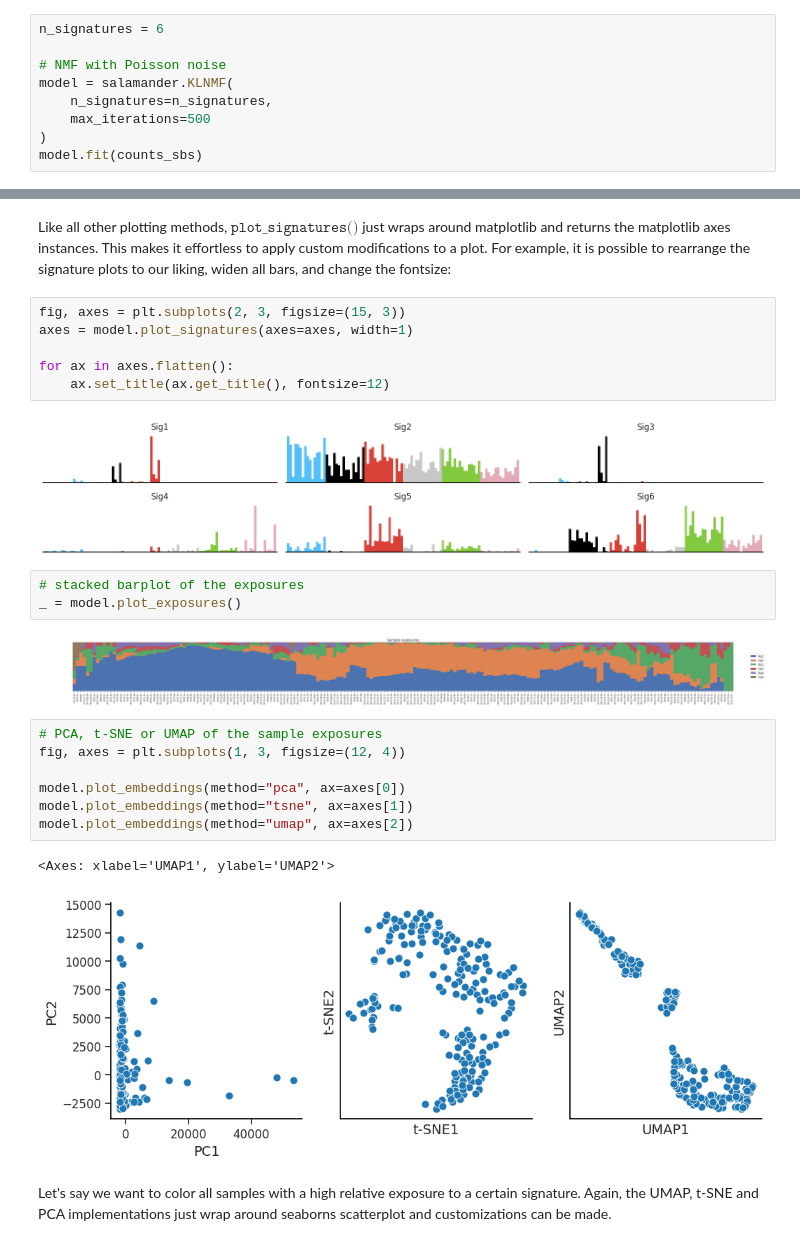
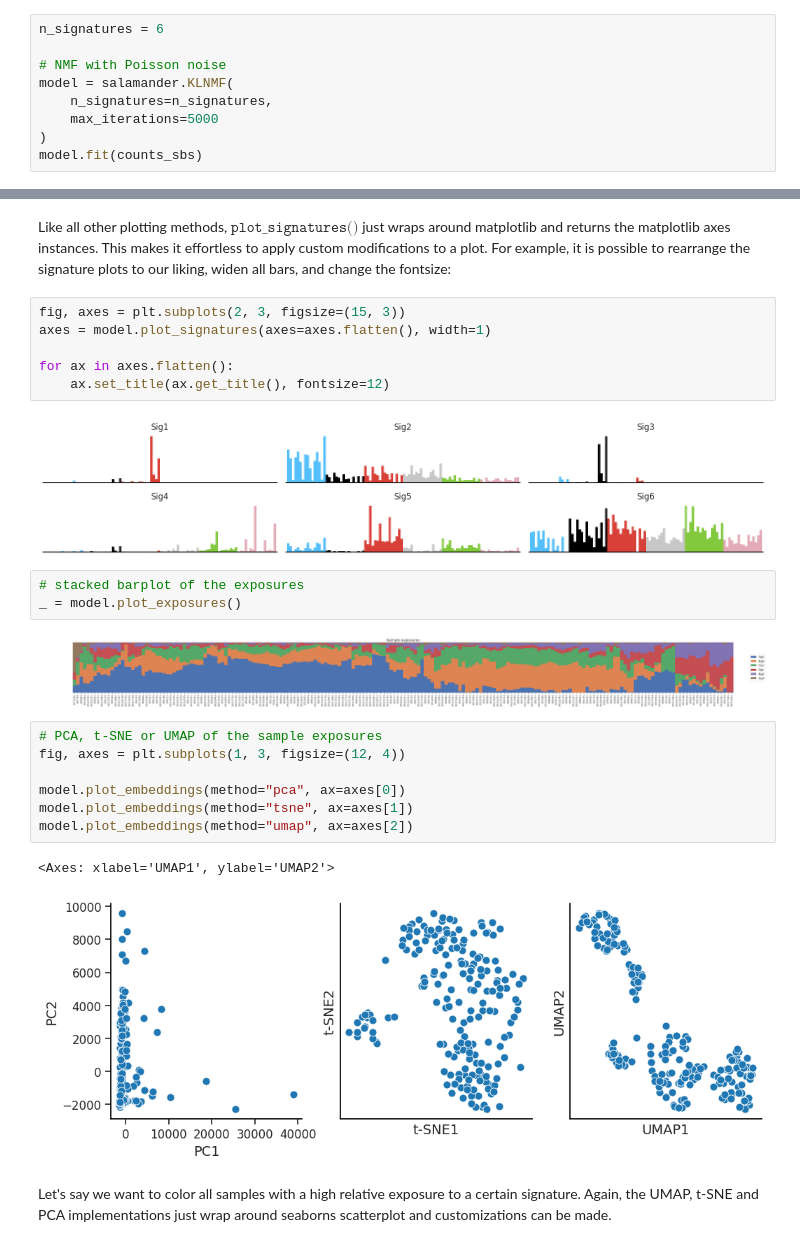
Before and after one commit to parklab/Salamander, a Jupyter notebook: tutorial.ipynb, the cells around one changed output, grey strips where cells are left out. Drawn from its saved outputs; the diff is of its cells as text.

```diff
--- a/tutorial.ipynb
+++ b/tutorial.ipynb
@@ -13,7 +13,7 @@ n_signatures = 6
 # NMF with Poisson noise
 model = salamander.KLNMF(
     n_signatures=n_signatures,
-    max_iterations=500
+    max_iterations=5000
 )
 model.fit(counts_sbs)
 # %% [output]
@@ -53,17 +53,17 @@ array([<Axes: title={'center': 'Sig1'}>, <Axes: title={'center': 'Sig2'}>,
 Like all other plotting methods, $\texttt{plot\_signatures()}$ just wraps around matplotlib and returns the matplotlib axes instances. This makes it effortless to apply custom modifications to a plot. For example, it is possible to rearrange the signature plots to our liking, widen all bars, and change the fontsize:
 # %%
 fig, axes = plt.subplots(2, 3, figsize=(15, 3))
-axes = model.plot_signatures(axes=axes, width=1)
+axes = model.plot_signatures(axes=axes.flatten(), width=1)
 
 for ax in axes.flatten():
     ax.set_title(ax.get_title(), fontsize=12)
 # %% [output]
-[figure, old version]
+[figure, new version]
 # %%
 # stacked barplot of the exposures
 _ = model.plot_exposures()
 # %% [output]
-[figure, old version]
+[figure, new version]
 # %%
 # PCA, t-SNE or UMAP of the sample exposures
 fig, axes = plt.subplots(1, 3, figsize=(12, 4))
@@ -73,7 +73,7 @@ model.plot_embeddings(method="tsne", ax=axes[1])
 model.plot_embeddings(method="umap", ax=axes[2])
 # %% [output]
 <Axes: xlabel='UMAP1', ylabel='UMAP2'>
-[figure, old version]
+[figure, new version]
 # %% [markdown]
 Let's say we want to color all samples with a high relative exposure to a certain signature. Again, the UMAP, t-SNE and PCA implementations just wrap around seaborns scatterplot and customizations can be made.
 # %%
```
Also changed, not shown: parts of 25 cells of this notebook.
